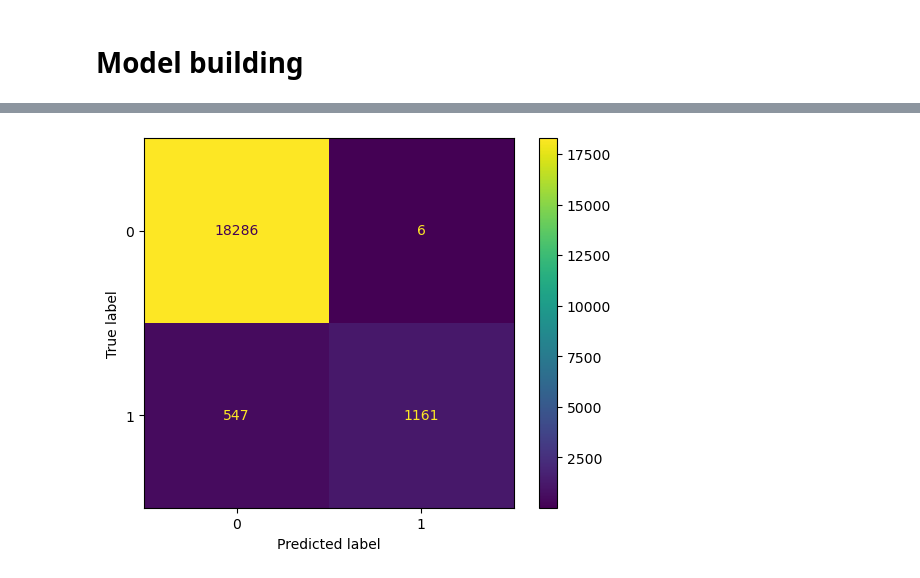
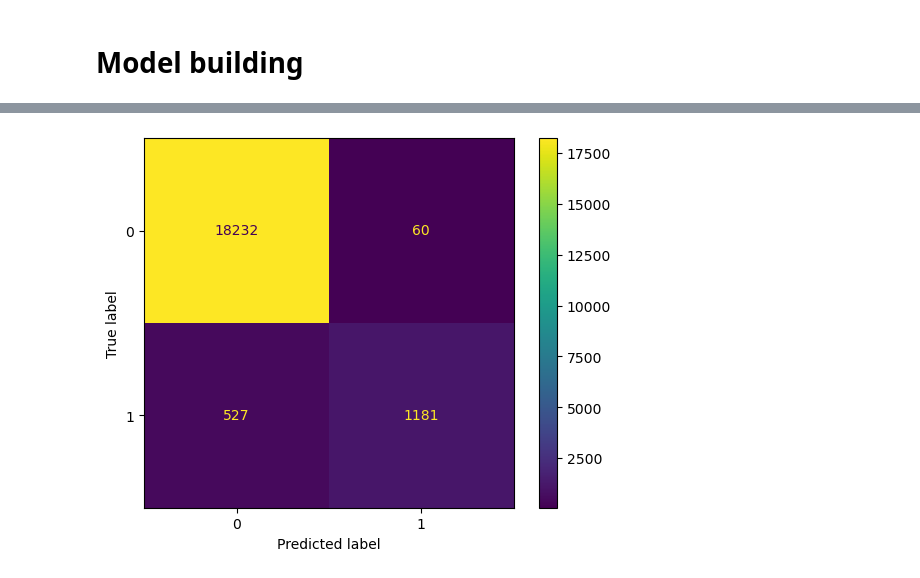
Before and after one commit to rafi4482/Diabestes-Prediction-Classification, a Jupyter notebook: Diabetes-prediction-classification.ipynb, the cells around one changed output, grey strips where cells are left out. Saved outputs shown, nothing was run; the diff lists cells and outputs as text; code cells hidden in the pictures.

```diff
--- a/Diabetes-prediction-classification.ipynb
+++ b/Diabetes-prediction-classification.ipynb
@@ -327,6 +71,0 @@ plt.show()
-# %%
-Rf = RandomForestClassifier(n_estimators = 310, min_samples_split = 12, min_samples_leaf = 5,  max_depth = None)
-Rf.fit(X_train, y_train)
-Rf_pred = Rf.predict(X_test)
-conf_mat = confusion_matrix(y_test, Rf_pred)
-print(conf_mat)
@@ -335,0 +72,4 @@ print(conf_mat)
+# %%
+clf_rf = RandomForestClassifier(n_estimators=100, random_state=42)
+# %%
+clf_rf.fit(X_train, y_train)
@@ -335,0 +78,11 @@ print(conf_mat)
+# %%
+y_pred = clf_rf.predict(X_test)
+
+# Evaluate the model
+accuracy = accuracy_score(y_test, y_pred)
+print(f'Accuracy: {accuracy * 100:.2f}%')
+
+# Classification report and confusion matrix
+print(classification_report(y_test, y_pred))
+print('Confusion Matrix:')
+print(confusion_matrix(y_test, y_pred))
@@ -336,6 +103,5 @@ print(conf_mat)
 # %%
-from sklearn.metrics import ConfusionMatrixDisplay
-ConfusionMatrixDisplay.from_predictions(y_test, Rf_pred)
+ConfusionMatrixDisplay.from_predictions(y_test, y_pred)
 plt.show()
 # %% [output]
-[figure, old version]
+[figure, new version]
```
Also changed, not shown: parts of 43 cells of this notebook.
